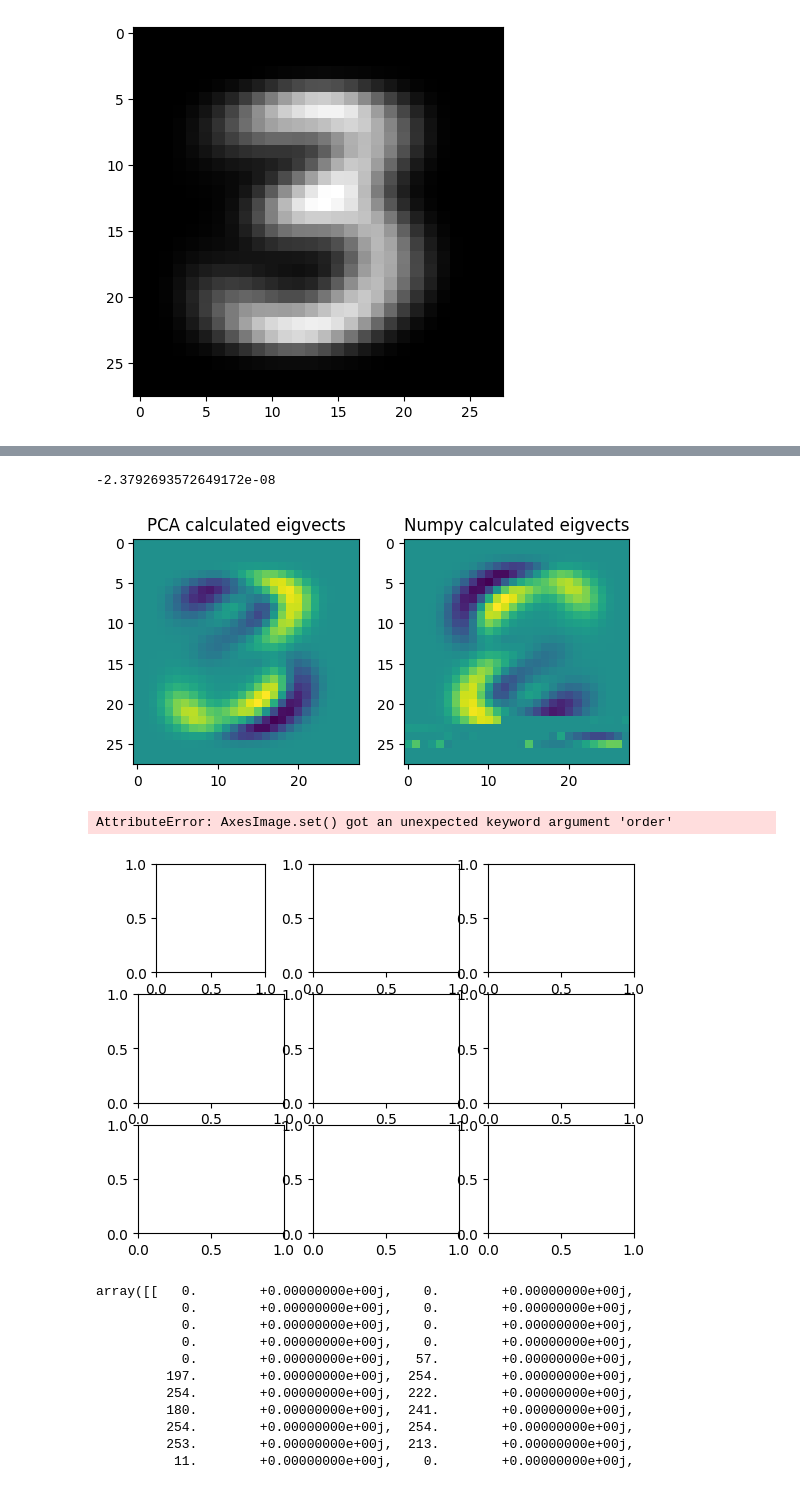
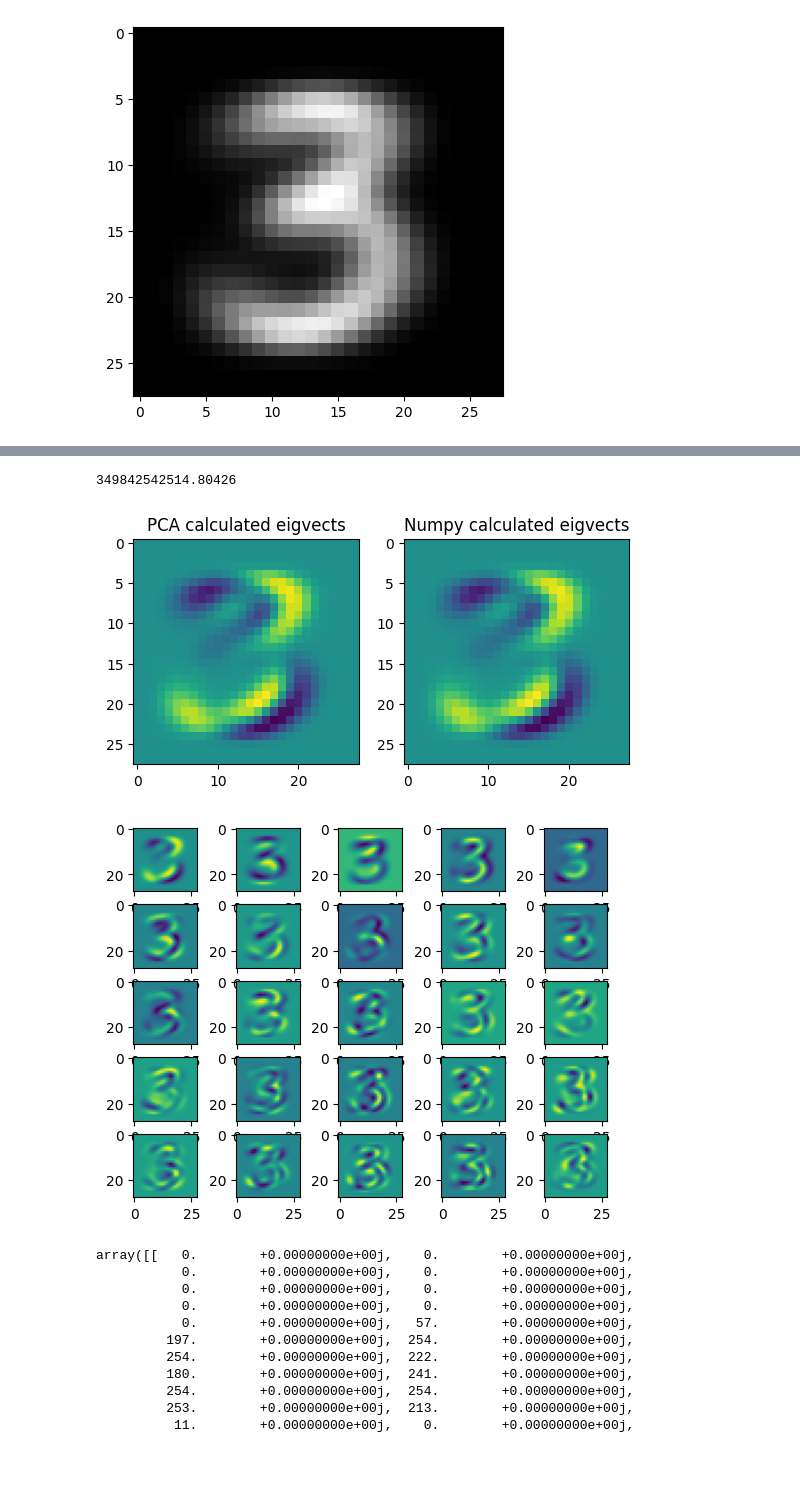
Before and after one commit to gkaretka/linalg, a Jupyter notebook: pca.ipynb, the cells around one changed output, grey strips where cells are left out. Cells and saved outputs as stored; diff of their text form; code cells hidden in the pictures.

```diff
--- a/pca.ipynb
+++ b/pca.ipynb
@@ -63,12 +63,14 @@ ax.imshow(avg_3_img, cmap=plt.get_cmap('gray'))
 import seaborn as sns
 from sklearn.decomposition import PCA
 
-data = (train_X_3).reshape(train_X_3.shape[0], img_x_size*img_y_size)
-cov = np.cov(data.T)
+data = (train_X_3 - avg_3_img).reshape(train_X_3.shape[0], img_x_size*img_y_size)
+cov = data.T @ data
 
+# validation with PCA
 pca = PCA(n_components=784).fit(data)
 pca_cov = pca.get_covariance()
 
+# it's just scaled by a scalar
 fig, axs = plt.subplots(nrows=1, ncols=2)
 sns.heatmap(cov, ax=axs[0])
 sns.heatmap(pca_cov, ax=axs[1])
@@ -78,38 +80,36 @@ sns.heatmap(pca_cov, ax=axs[1])
 # %%
 np.sum(cov - pca_cov)
 # %% [output]
--2.3792693572649172e-08
+349842542514.80426
 # %%
 var_per=0.98
 
 eigvals, eigvects = np.linalg.eigh(cov)
-idx = np.argsort(eigvals.T)[::-1]
-evecs = eigvects.T[:,idx]
+evecs = eigvects.T[::-1]
 # %%
-num_of_vectors_to_use = 100
-num_of_vects_cols = 3
-num_of_vects_row = 3
-
 fig, axs = plt.subplots(nrows=1, ncols=2)
 
 axs[0].imshow(pca.components_[0].reshape(28,28))
 axs[0].set_title('PCA calculated eigvects')
 
-axs[1].imshow(evecs[::-1][0].reshape(28,28))
+axs[1].imshow(evecs[0].reshape(28,28,))
 axs[1].set_title('Numpy calculated eigvects')
 plt.show()
 # %% [output]
-[figure, old version]
+[figure, new version]
 # %%
+num_of_vectors_to_use = 25
+num_of_vects_cols = 5
+num_of_vects_row = 5
+
 fig, axs = plt.subplots(nrows=num_of_vects_row, ncols=num_of_vects_cols)
 for i in range(num_of_vects_row):
     for j in range(num_of_vects_cols):
-        axs[i][j].imshow(sEigvects[i*num_of_vects_cols+j].reshape(img_x_size, img_y_size))
+        axs[i][j].imshow(evecs[i*num_of_vects_cols+j].reshape(img_x_size, img_y_size))
 
 plt.show()
 # %% [output]
-AttributeError: AxesImage.set() got an unexpected keyword argument 'order'
-[figure, old version]
+[figure, new version]
 # %%
 fig, axs = plt.subplots(nrows=1, ncols=3)
 orig_img = train_X_3[1]
```
Also changed, not shown: parts of 3 cells of this notebook.
